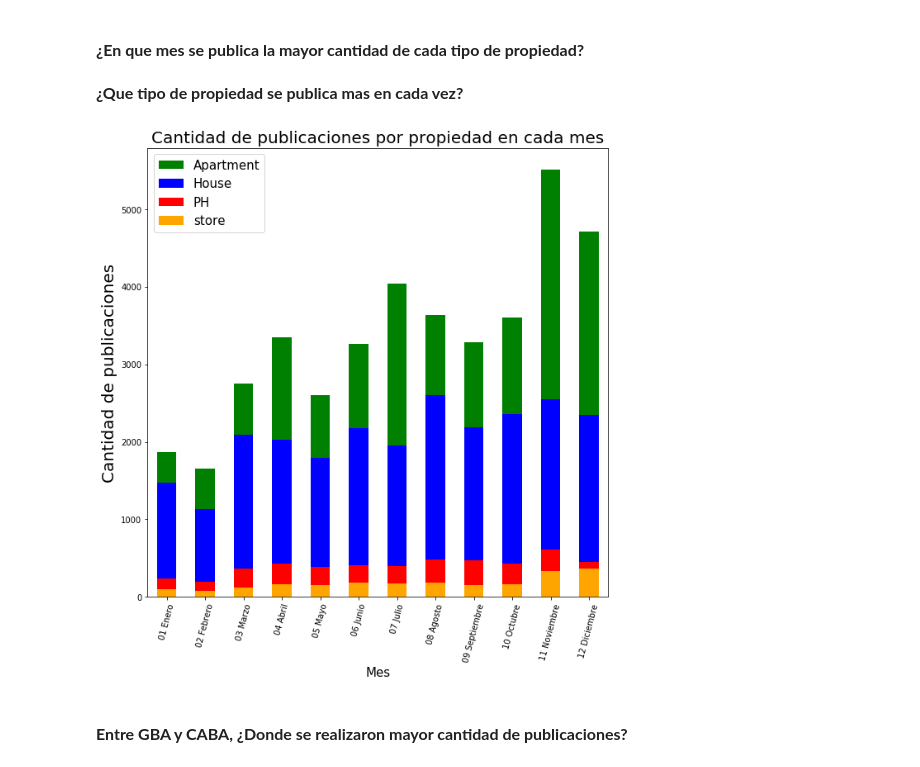
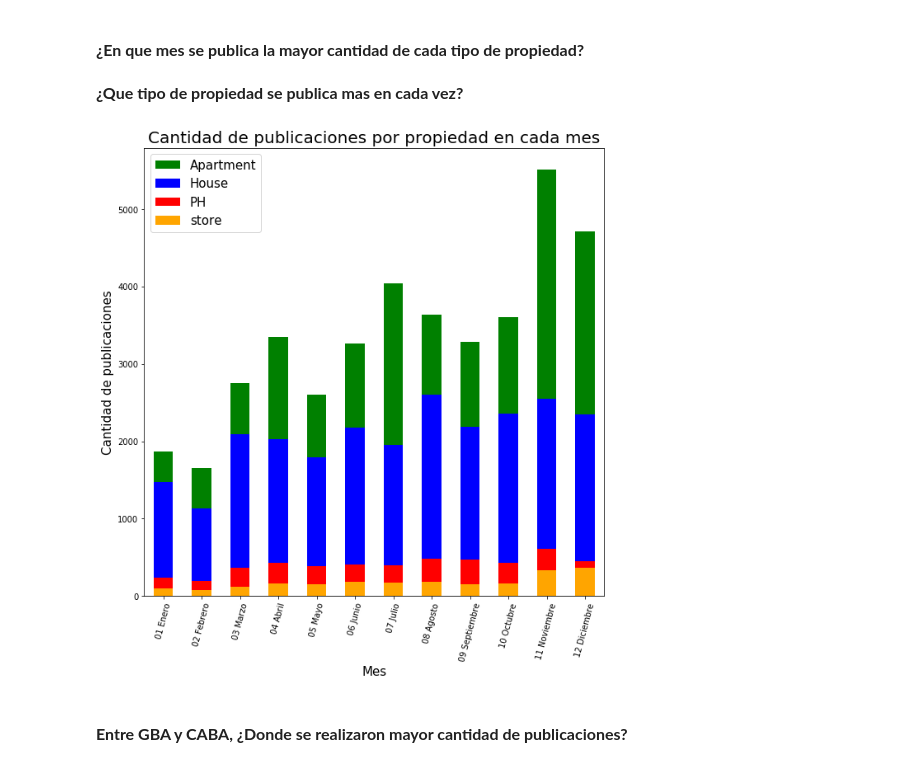
Before and after one commit to nicolaslongo/datos-TP1, a Jupyter notebook: Analisis2016.ipynb, the cells around one changed output. Cells and saved outputs as stored; diff of their text form; code cells hidden in the pictures.

```diff
--- a/Analisis2016.ipynb
+++ b/Analisis2016.ipynb
@@ -84,7 +84,3 @@ data.head()
 | 3 | 5bc097e3828edf6d418c182dc229d60e4... | 2015-07-01 | sell | house | Temperley | |Argentina|Bs.As. G.B.A. Zona Sur... | Argentina | ... |
 | 4 | 6fc22ab45c641532594ef8fecd145117a... | 2015-07-01 | sell | house | Lomas de Zamora | |Argentina|Bs.As. G.B.A. Zona Sur... | Argentina | ... |
 5 rows × 30 columns
-# %%
-#Las primeras tres columnas no aportan nada al dataframe. Las saco para que este mas limpio visualmente
-data = data.loc[:, 'property_type':'Mes']
-data.head()
@@ -198,21 +186,21 @@ Los departametos son los que mas en venta se ponen.
 # %%
 data.loc[data.property_type.str.contains('apartment'), ['Mes', 'property_type']].groupby('Mes').size().\
     plot(kind='bar', color='green', rot=75, figsize=(10,10))
 plt.gca()
 data.loc[data.property_type.str.contains('house'), ['Mes', 'property_type']].groupby('Mes').size().\
     plot(kind='bar', color='blue', rot=75, figsize=(10,10))
 plt.gca()
 data.loc[data.property_type.str.contains('PH'), ['Mes', 'property_type']].groupby('Mes').size().\
     plot(kind='bar', color='red', rot=75, figsize=(10,10))
 plt.gca()
 data.loc[data.property_type.str.contains('store'), ['Mes', 'property_type']].groupby('Mes').size().\
     plot(kind='bar', color='orange', rot=75, figsize=(10,10))
 plt.xlabel('Mes', fontsize=15);
-plt.ylabel('Cantidad de publicaciones', fontsize=20);
+plt.ylabel('Cantidad de publicaciones', fontsize=15);
 plt.title('Cantidad de publicaciones por propiedad en cada mes', fontsize=20);
 plt.legend(['Apartment', 'House', 'PH', 'store'], fontsize=15);
 # %% [output]
-[figure, old version]
+[figure, new version]
 # %% [markdown]
 <br><B><FONT FACE="Arial" SIZE="3">Entre GBA y CABA, ¿Donde se realizaron mayor cantidad de publicaciones?</FONT></B><br/>
 # %%
```
Also changed, not shown: parts of 20 cells of this notebook.
